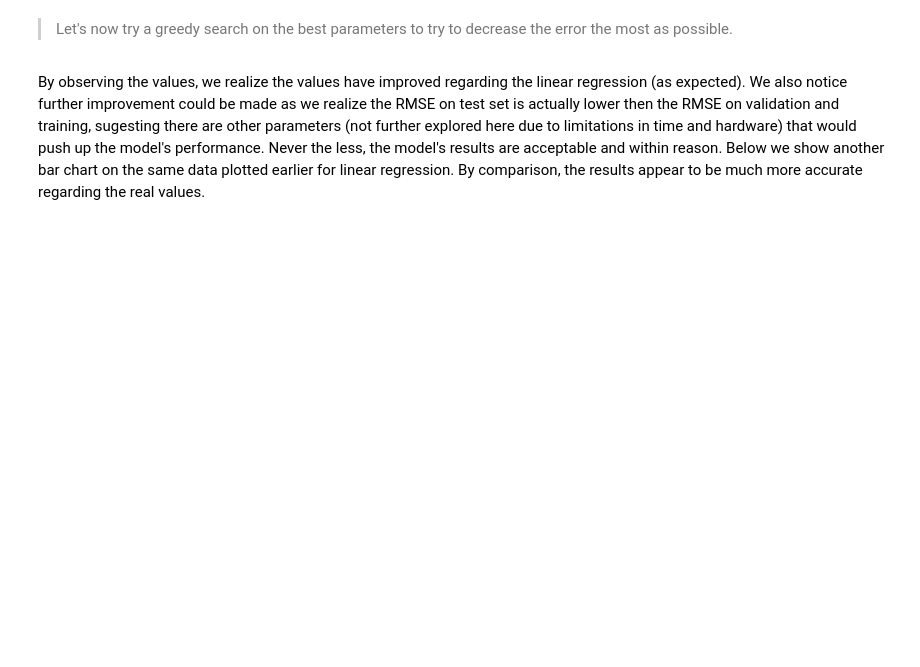
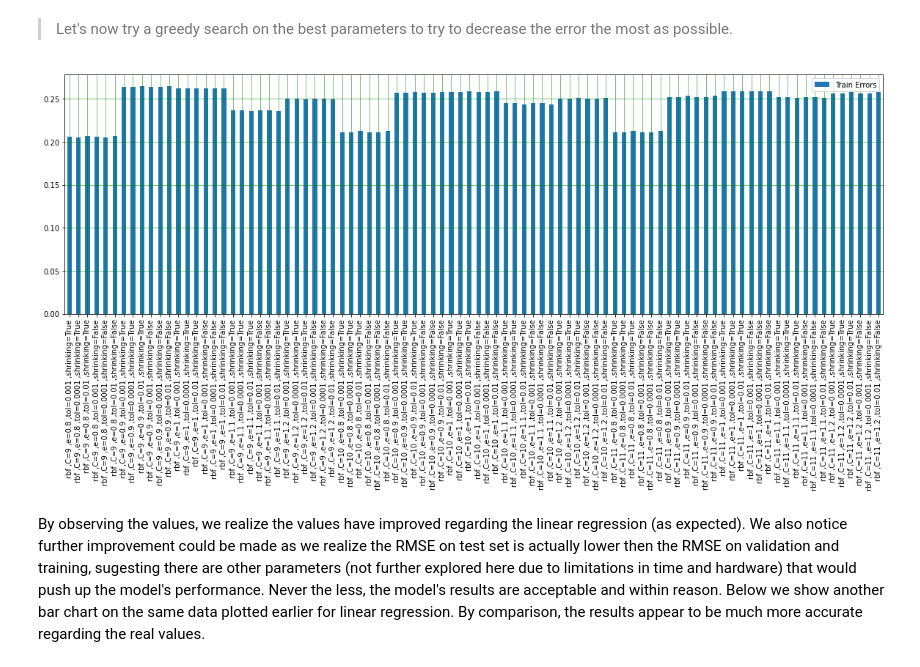
Before and after one commit to GuilhermeViveiros/Stock-Prices, a Jupyter notebook: Predicting_Stock_Prices.ipynb, the cells around one changed output. Saved outputs shown, nothing was run; the diff lists cells and outputs as text; code cells hidden in the pictures; blank space fills up the shorter version.

```diff
--- a/Predicting_Stock_Prices.ipynb
+++ b/Predicting_Stock_Prices.ipynb
@@ -905,23 +899,25 @@ scores_svm = clf.fit(x_train, y_train.ravel())
 # %%
 def plot_errors(scores_svm):
     size = len(scores_svm.cv_results_['params'])
 
     kernels = []
     scores = np.zeros(shape=(size))
 
     for i in range(size):
         param = scores_svm.cv_results_['params'][i]
-        index = str(param['kernel']) +  " ,C=" + str(param['C']) + " ,e=" + str(param['epsilon'] + " ,tol=" + str(param['tol'] + " ,shrinking=" + str(param['shrinking'])
+        index = str(param['kernel']) +  " ,C=" + str(param['C']) + " ,e=" + str(param['epsilon']) + " ,tol=" + str(param['tol']) + " ,shrinking=" + str(param['shrinking'])
         kernels.append(index)
         scores[i] = scores_svm.cv_results_['mean_train_score'][i]
 
     df = pd.DataFrame({'Train Errors': scores*-1}, index=kernels)
 
     df.plot(kind='bar',figsize=(20,6))
     plt.grid(which='major', linestyle='-', linewidth='0.5', color='green')
     plt.grid(which='minor', linestyle=':', linewidth='0.5', color='black')
     plt.show()
 plot_errors(scores_svm)
+# %% [output]
+[figure, added]
 # %% [markdown]
 By observing the values, we realize the values have improved regarding the linear regression (as expected). We also notice further improvement could be made as we realize the RMSE on test set is actually lower then the RMSE on validation and training, sugesting there are other parameters (not further explored here due to limitations in time and hardware) that would push up the model's performance. Never the less, the model's results are acceptable and within reason. Below we show another bar chart on the same data plotted earlier for linear regression. By comparison, the results appear to be much more accurate regarding the real values.
 # %%
```
Also changed, not shown: parts of 24 cells of this notebook.
